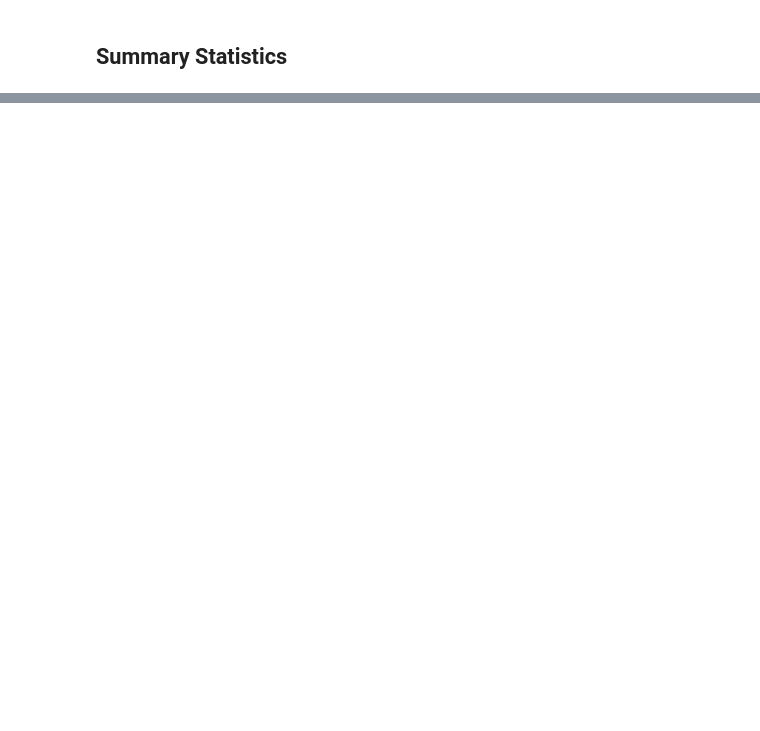
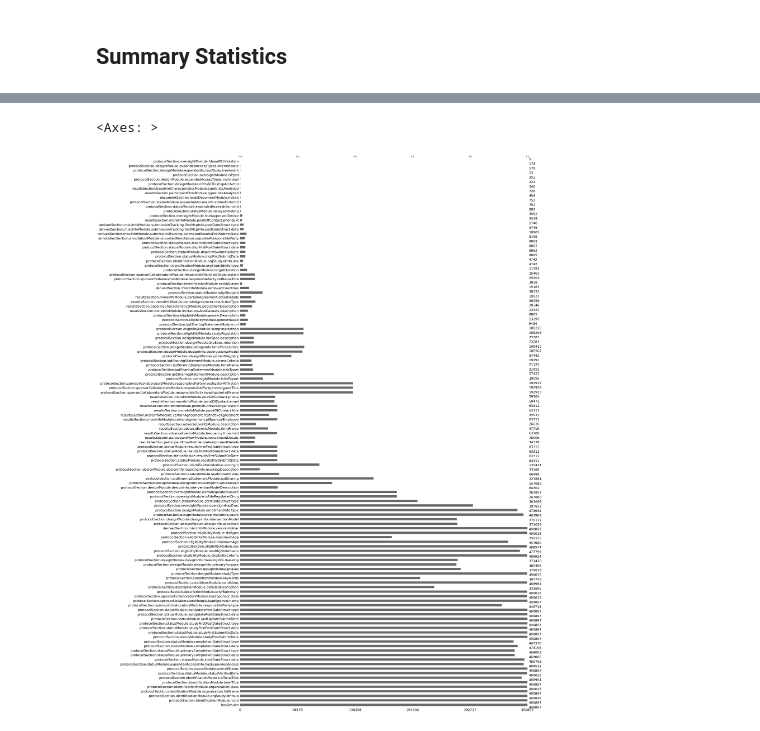
Before and after one commit to clinical-trials-research/clinical-trials-research, a Jupyter notebook: notebooks/01-field-analysis.ipynb, the cells around one changed output, grey strips where cells are left out. Saved outputs shown, nothing was run; the diff lists cells and outputs as text; code cells hidden in the pictures; blank space fills up the shorter version.

Commit message:
Updated field analysis notebook

```diff
--- a/notebooks/01-field-analysis.ipynb
+++ b/notebooks/01-field-analysis.ipynb
@@ -90,8 +91,8 @@ complex_fields
 
 We also remove the complex fields from our original data.
 # %%
-df = df.drop(complex_columns, axis=1)
-df
+simple_fields = df.drop(complex_columns, axis=1)
+simple_fields
 # %% [output]
 |  | hasResults | protocolSection.identificationMod... | protocolSection.identificationMod... | protocolSection.identificationMod... | protocolSection.identificationMod... | ... |
 | 0 | False | NCT00072579 | CCCWFU-23102 | Wake Forest University Health Sci... | OTHER | ... |
@@ -126,0 +170,5 @@ df.describe(include="all")
+# %%
+missingno.bar(simple_fields)
+# %% [output]
+<Axes: >
+[figure, added]
```
Also changed, not shown: parts of 4 cells of this notebook.
